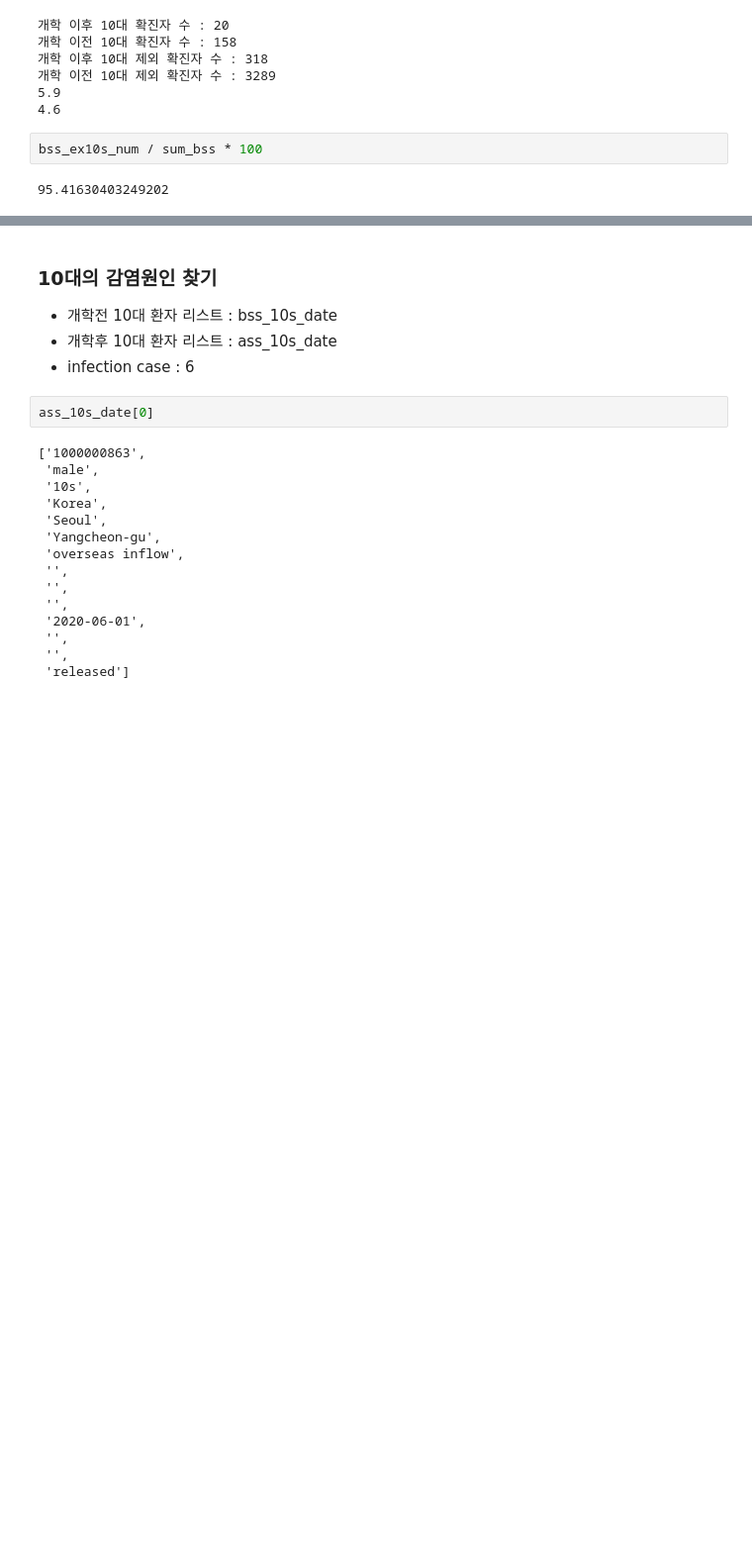
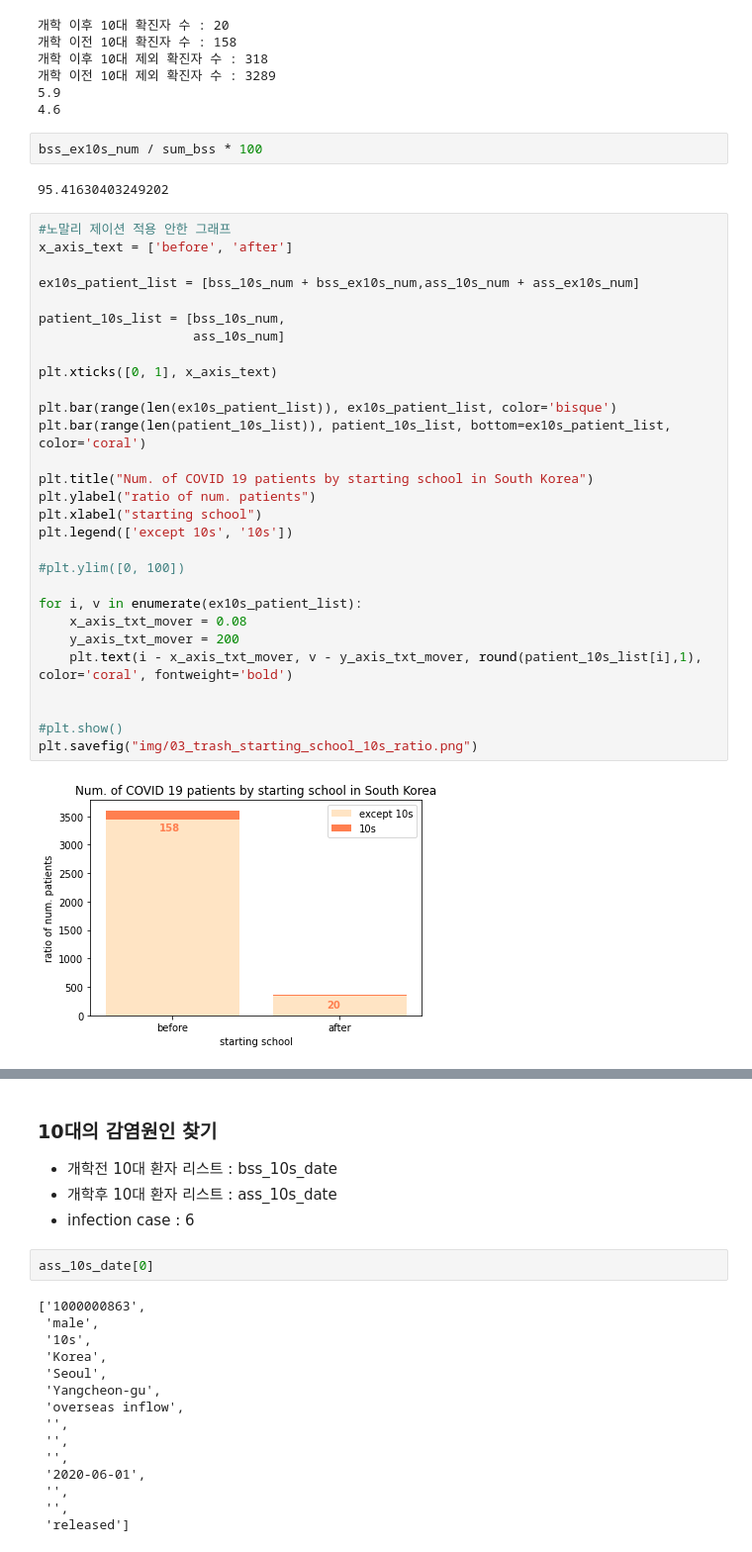
Before and after one commit to Hanjjay/COVID19_data, a Jupyter notebook: data processing.ipynb, the cells around one changed output, grey strips where cells are left out. Shown at 99% size. Drawn from its saved outputs; the diff is of its cells as text; blank space fills up the shorter version.

Commit message:
Hanjjay
COVID data update
add trash

```diff
--- a/data processing.ipynb
+++ b/data processing.ipynb
@@ -286,6 +286,37 @@ print(bss_10_p_p)
 bss_ex10s_num / sum_bss * 100
 # %% [output]
 95.41630403249202
+# %%
+#노말리 제이션 적용 안한 그래프
+x_axis_text = ['before', 'after']
+
+ex10s_patient_list = [bss_10s_num + bss_ex10s_num,ass_10s_num + ass_ex10s_num]
+
+patient_10s_list = [bss_10s_num,
+                    ass_10s_num]
+
+plt.xticks([0, 1], x_axis_text)
+
+plt.bar(range(len(ex10s_patient_list)), ex10s_patient_list, color='bisque')
+plt.bar(range(len(patient_10s_list)), patient_10s_list, bottom=ex10s_patient_list, color='coral')
+
+plt.title("Num. of COVID 19 patients by starting school in South Korea")
+plt.ylabel("ratio of num. patients")
+plt.xlabel("starting school")
+plt.legend(['except 10s', '10s'])
+
+#plt.ylim([0, 100])
+
+for i, v in enumerate(ex10s_patient_list):
+    x_axis_txt_mover = 0.08
+    y_axis_txt_mover = 200
+    plt.text(i - x_axis_txt_mover, v - y_axis_txt_mover, round(patient_10s_list[i],1), color='coral', fontweight='bold')
+
+
+#plt.show()
+plt.savefig("img/03_trash_starting_school_10s_ratio.png")
+# %% [output]
+[figure, added]
 # %%
 x_axis_text = ['before', 'after']
 
```
Also changed, not shown: parts of 14 cells of this notebook, 23 other files.
